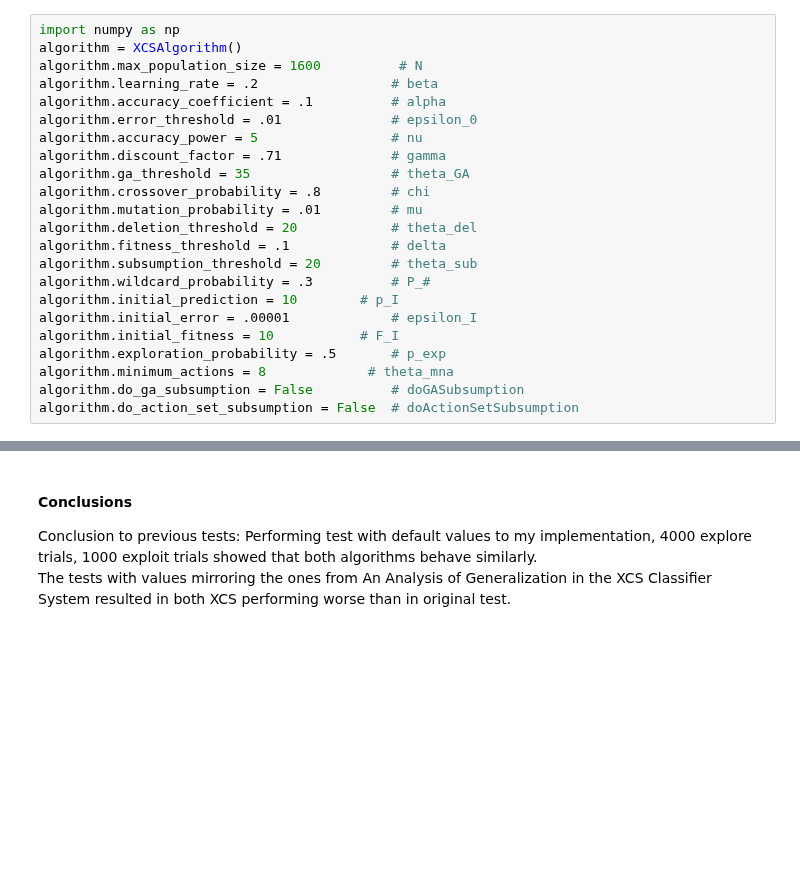
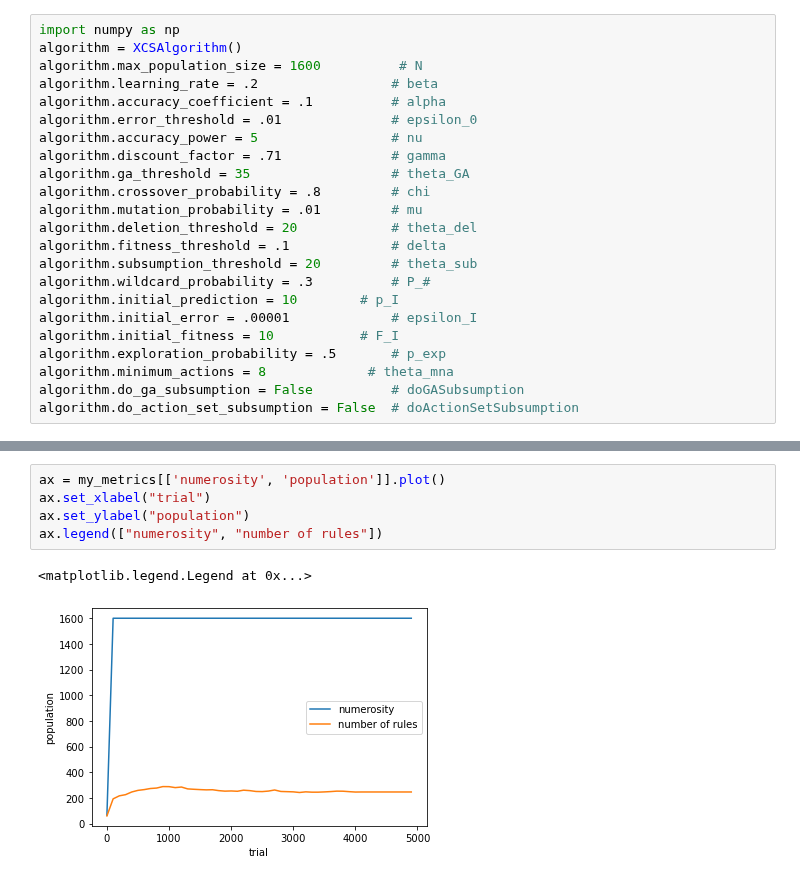
Before and after one commit to ParrotPrediction/pyalcs-experiments, a Jupyter notebook: XCS_Experiments/XCS_compared_Maze5.ipynb, the cells around one changed output, grey strips where cells are left out. Cells and saved outputs as stored; diff of their text form; blank space fills up the shorter version.

```diff
--- a/XCS_Experiments/XCS_compared_Maze5.ipynb
+++ b/XCS_Experiments/XCS_compared_Maze5.ipynb
@@ -213,5 +206,8 @@ ax.legend(["steps"])
-# %% [markdown]
-#### Conclusions
-Conclusion to previous tests: Performing test with default values to my implementation, 4000 explore trials, 1000 exploit trials showed that both algorithms behave similarly.
-<br />
-The tests with values mirroring the ones from An Analysis of Generalization in the XCS Classifier System resulted in both XCS performing worse than in original test.
+# %%
+ax = my_metrics[['numerosity', 'population']].plot()
+ax.set_xlabel("trial")
+ax.set_ylabel("population")
+ax.legend(["numerosity", "number of rules"])
+# %% [output]
+<matplotlib.legend.Legend at 0x...>
+[figure, added]
```
Also changed, not shown: parts of 13 cells of this notebook, 1 other file.
